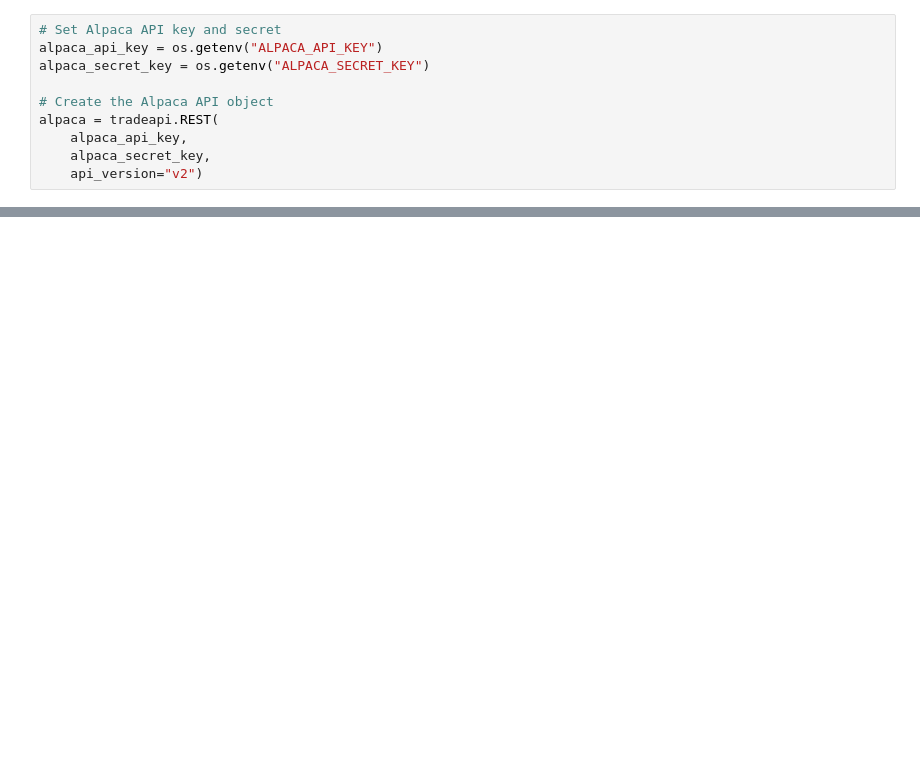
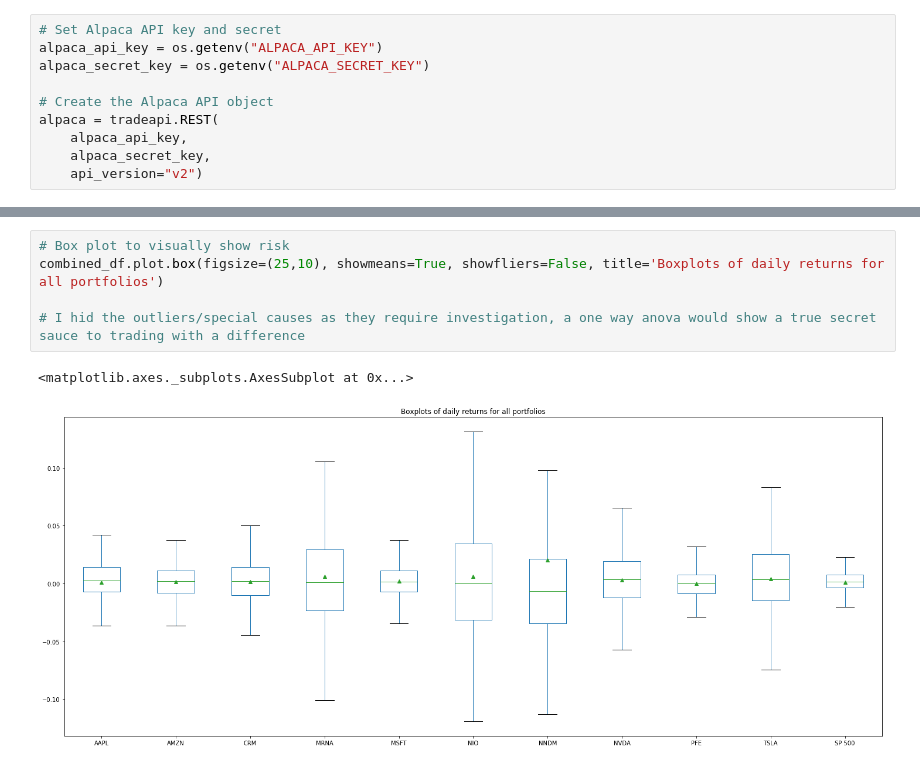
Before and after one commit to nipune/Most-Traded-International-Shares, a Jupyter notebook: Project1-KL.ipynb, the cells around one changed output, grey strips where cells are left out. Drawn from its saved outputs; the diff is of its cells as text; blank space fills up the shorter version.

```diff
--- a/Project1-KL.ipynb
+++ b/Project1-KL.ipynb
@@ -309,0 +341,8 @@ growth_annually
+# %%
+# Box plot to visually show risk
+combined_df.plot.box(figsize=(25,10), showmeans=True, showfliers=False, title='Boxplots of daily returns for all portfolios')
+
+# I hid the outliers/special causes as they require investigation, a one way anova would show a true secret sauce to trading with a difference
+# %% [output]
+<matplotlib.axes._subplots.AxesSubplot at 0x...>
+[figure, added]
```
Also changed, not shown: parts of 64 cells of this notebook.
